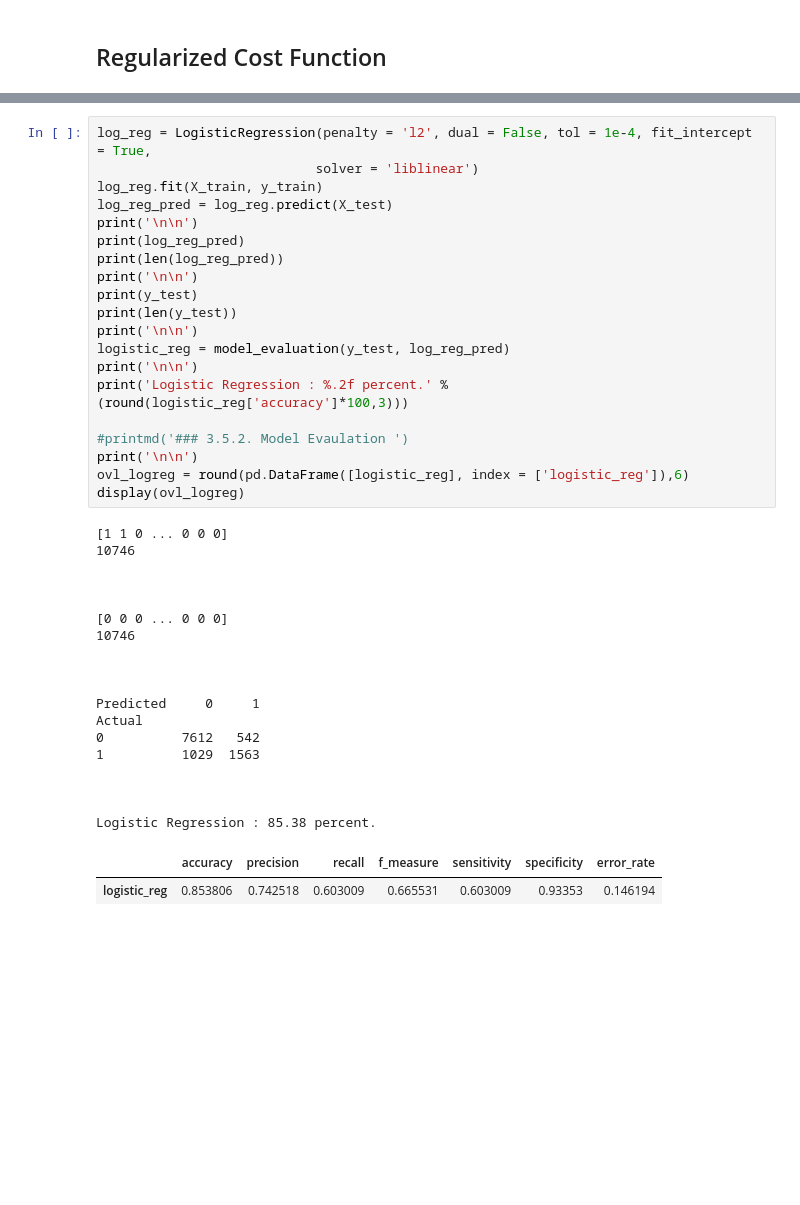
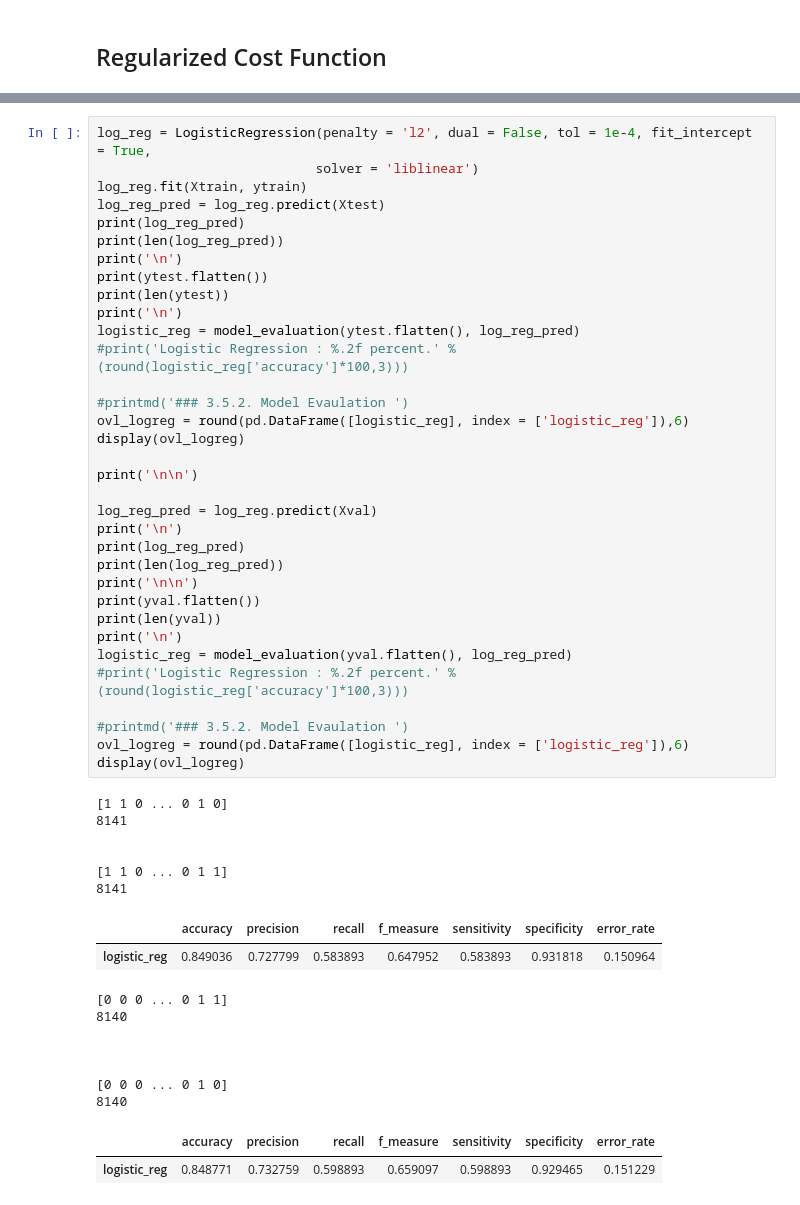
Before and after one commit to Patcast/IncomeAdultClassification, a Jupyter notebook: LogisticRegression.ipynb, the cells around one changed output, grey strips where cells are left out. Saved outputs shown, nothing was run; the diff lists cells and outputs as text; blank space fills up the shorter version.

```diff
--- a/LogisticRegression.ipynb
+++ b/LogisticRegression.ipynb
@@ -949,41 +1014,52 @@ Actual
 # %%
 log_reg = LogisticRegression(penalty = 'l2', dual = False, tol = 1e-4, fit_intercept = True,
                             solver = 'liblinear')
-log_reg.fit(X_train, y_train)
-log_reg_pred = log_reg.predict(X_test)
+log_reg.fit(Xtrain, ytrain)
+log_reg_pred = log_reg.predict(Xtest)
+print(log_reg_pred)
+print(len(log_reg_pred))
+print('\n')
+print(ytest.flatten())
+print(len(ytest))
+print('\n')
+logistic_reg = model_evaluation(ytest.flatten(), log_reg_pred)
+#print('Logistic Regression : %.2f percent.' % (round(logistic_reg['accuracy']*100,3)))
+
+#printmd('### 3.5.2. Model Evaulation ')
+ovl_logreg = round(pd.DataFrame([logistic_reg], index = ['logistic_reg']),6)
+display(ovl_logreg)
+
 print('\n\n')
+
+log_reg_pred = log_reg.predict(Xval)
+print('\n')
 print(log_reg_pred)
 print(len(log_reg_pred))
 print('\n\n')
-print(y_test)
-print(len(y_test))
-print('\n\n')
-logistic_reg = model_evaluation(y_test, log_reg_pred)
-print('\n\n')
-print('Logistic Regression : %.2f percent.' % (round(logistic_reg['accuracy']*100,3)))
+print(yval.flatten())
+print(len(yval))
+print('\n')
+logistic_reg = model_evaluation(yval.flatten(), log_reg_pred)
+#print('Logistic Regression : %.2f percent.' % (round(logistic_reg['accuracy']*100,3)))
 
 #printmd('### 3.5.2. Model Evaulation ')
-print('\n\n')
 ovl_logreg = round(pd.DataFrame([logistic_reg], index = ['logistic_reg']),6)
 display(ovl_logreg)
 # %% [output]
-[1 1 0 ... 0 0 0]
-10746
+[1 1 0 ... 0 1 0]
+8141
 
 
-
-[0 0 0 ... 0 0 0]
-10746
-
-
-
-Predicted     0     1
-Actual
-0          7612   542
-1          1029  1563
-
-
-
-Logistic Regression : 85.38 percent.
+[1 1 0 ... 0 1 1]
+8141
 |  | accuracy | precision | recall | f_measure | sensitivity | specificity | error_rate |
-| logistic_reg | 0.853806 | 0.742518 | 0.603009 | 0.665531 | 0.603009 | 0.93353 | 0.146194 |
+| logistic_reg | 0.849036 | 0.727799 | 0.583893 | 0.647952 | 0.583893 | 0.931818 | 0.150964 |
+[0 0 0 ... 0 1 1]
+8140
+
+
+
+[0 0 0 ... 0 1 0]
+8140
+|  | accuracy | precision | recall | f_measure | sensitivity | specificity | error_rate |
+| logistic_reg | 0.848771 | 0.732759 | 0.598893 | 0.659097 | 0.598893 | 0.929465 | 0.151229 |
```
Also changed, not shown: parts of 28 cells of this notebook.
